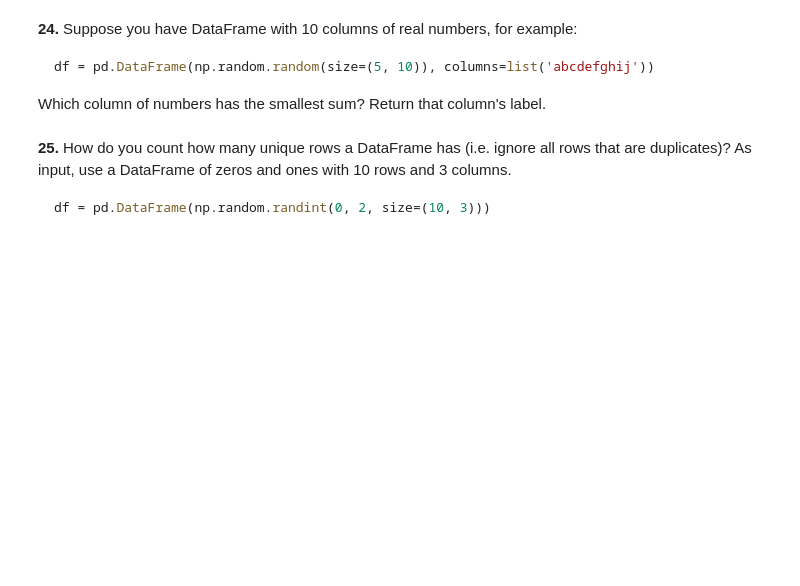
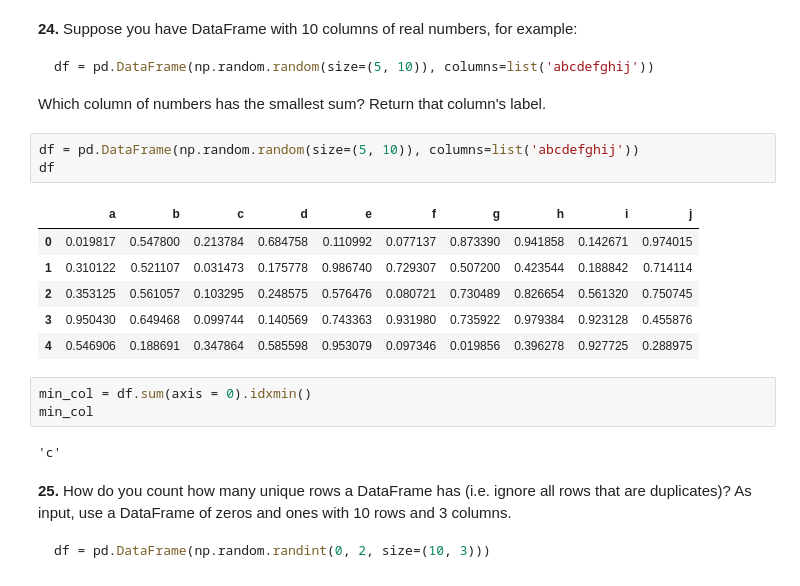
Before and after one commit to ZataraHere/100-Days-of-Machine-Learning, a Jupyter notebook: 100_pandas_puzzles.ipynb, the cells around one changed output. Cells and saved outputs as stored; diff of their text form; blank space fills up the shorter version.

````diff
--- a/100_pandas_puzzles.ipynb
+++ b/100_pandas_puzzles.ipynb
@@ -384,6 +384,21 @@ df
 df = pd.DataFrame(np.random.random(size=(5, 10)), columns=list('abcdefghij'))
 ```
 Which column of numbers has the smallest sum?  Return that column's label.
+# %%
+df = pd.DataFrame(np.random.random(size=(5, 10)), columns=list('abcdefghij'))
+df
+# %% [output]
+|  | a | b | c | d | e | f | g | h | i | j |
+| 0 | 0.019817 | 0.547800 | 0.213784 | 0.684758 | 0.110992 | 0.077137 | 0.873390 | 0.941858 | 0.142671 | 0.974015 |
+| 1 | 0.310122 | 0.521107 | 0.031473 | 0.175778 | 0.986740 | 0.729307 | 0.507200 | 0.423544 | 0.188842 | 0.714114 |
+| 2 | 0.353125 | 0.561057 | 0.103295 | 0.248575 | 0.576476 | 0.080721 | 0.730489 | 0.826654 | 0.561320 | 0.750745 |
+| 3 | 0.950430 | 0.649468 | 0.099744 | 0.140569 | 0.743363 | 0.931980 | 0.735922 | 0.979384 | 0.923128 | 0.455876 |
+| 4 | 0.546906 | 0.188691 | 0.347864 | 0.585598 | 0.953079 | 0.097346 | 0.019856 | 0.396278 | 0.927725 | 0.288975 |
+# %%
+min_col = df.sum(axis = 0).idxmin()
+min_col
+# %% [output]
+'c'
 # %% [markdown]
 **25.** How do you count how many unique rows a DataFrame has (i.e. ignore all rows that are duplicates)? As input, use a DataFrame of zeros and ones with 10 rows and 3 columns.
 
````
